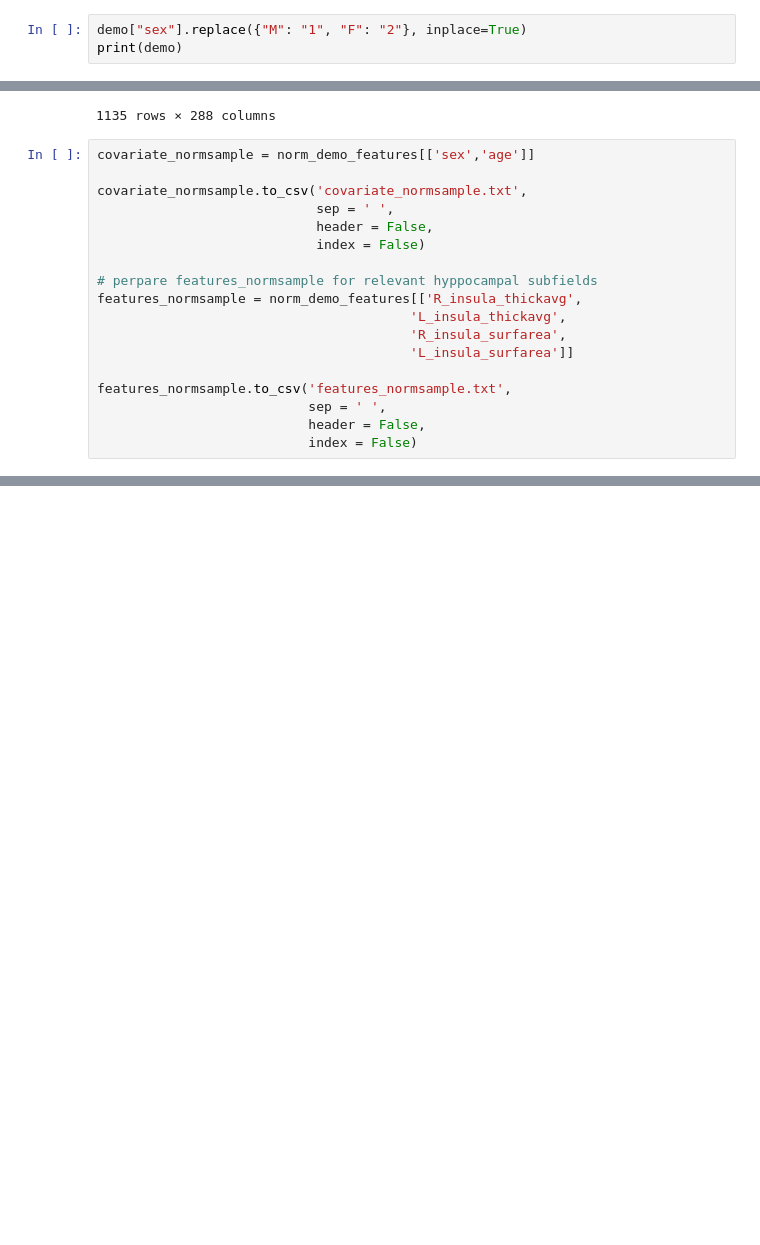
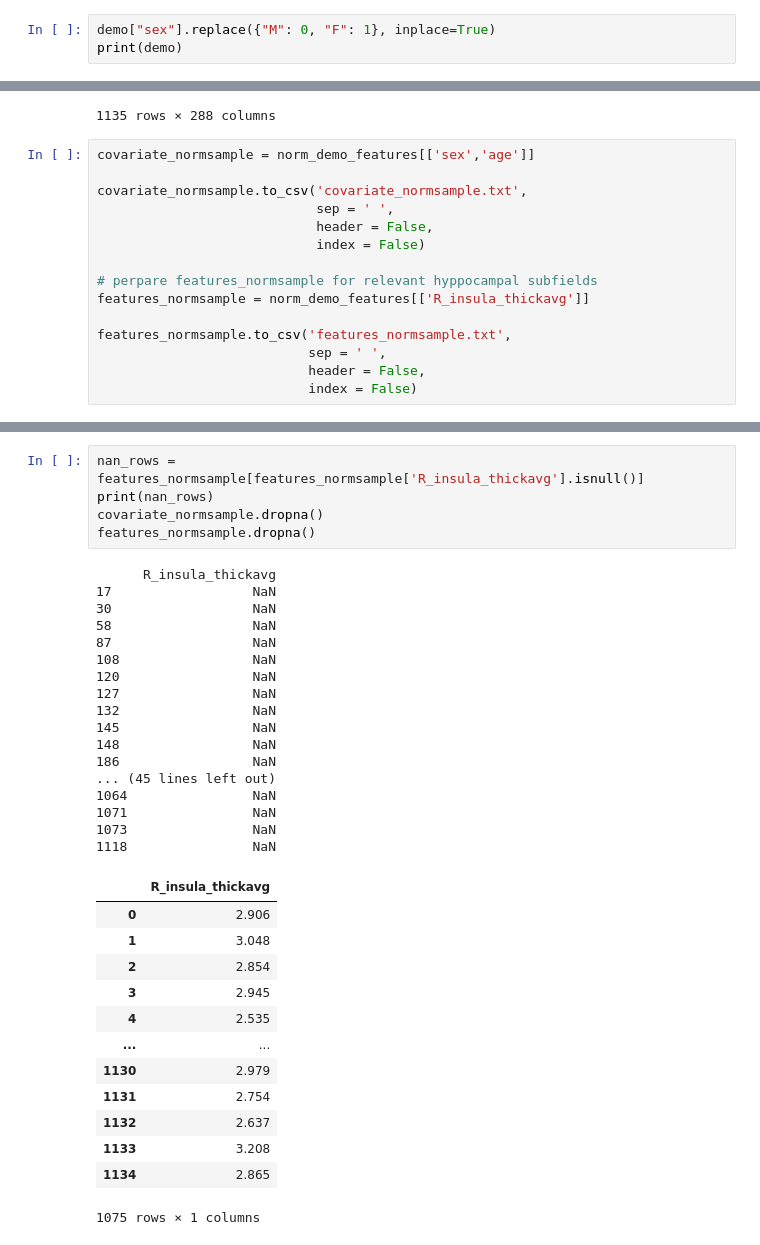
Before and after one commit to brainhack-school2022/project_template, a Jupyter notebook: NM.ipynb, the cells around one changed output, grey strips where cells are left out. Saved outputs shown, nothing was run; the diff lists cells and outputs as text; blank space fills up the shorter version.

```diff
--- a/NM.ipynb
+++ b/NM.ipynb
@@ -16,6 +16,6 @@ ses_1_sub = pd.read_csv('derivatives_freesurfer_5.3_fs5.3_subfields6_ses-01.tsv'
 ses_2_sub = pd.read_csv('derivatives_freesurfer_5.3_fs5.3_subfields6_ses-02.tsv', sep='\t')
 demo =  pd.read_csv('participants.tsv', sep='\t')
 # %%
-demo["sex"].replace({"M": "1", "F": "2"}, inplace=True)
+demo["sex"].replace({"M": 0, "F": 1}, inplace=True)
 print(demo)
 # %% [output]
@@ -65,10 +65,7 @@ covariate_normsample.to_csv('covariate_normsample.txt',
                             index = False)
 
 # perpare features_normsample for relevant hyppocampal subfields
-features_normsample = norm_demo_features[['R_insula_thickavg',
-                                        'L_insula_thickavg',
-                                        'R_insula_surfarea',
-                                        'L_insula_surfarea']]
+features_normsample = norm_demo_features[['R_insula_thickavg']]
 
 features_normsample.to_csv('features_normsample.txt',
                            sep = ' ',
@@ -83,3 +93,39 @@ print(covariate_normsample.shape)
+# %%
+nan_rows = features_normsample[features_normsample['R_insula_thickavg'].isnull()]
+print(nan_rows)
+covariate_normsample.dropna()
+features_normsample.dropna()
+# %% [output]
+      R_insula_thickavg
+17                  NaN
+30                  NaN
+58                  NaN
+87                  NaN
+108                 NaN
+120                 NaN
+127                 NaN
+132                 NaN
+145                 NaN
+148                 NaN
+186                 NaN
+... (45 lines left out)
+1064                NaN
+1071                NaN
+1073                NaN
+1118                NaN
+|  | R_insula_thickavg |
+| 0 | 2.906 |
+| 1 | 3.048 |
+| 2 | 2.854 |
+| 3 | 2.945 |
+| 4 | 2.535 |
+| ... | ... |
+| 1130 | 2.979 |
+| 1131 | 2.754 |
+| 1132 | 2.637 |
+| 1133 | 3.208 |
+| 1134 | 2.865 |
+1075 rows × 1 columns
 # %%
 import pcntoolkit as pcn
 
```
Also changed, not shown: parts of 6 cells of this notebook.
